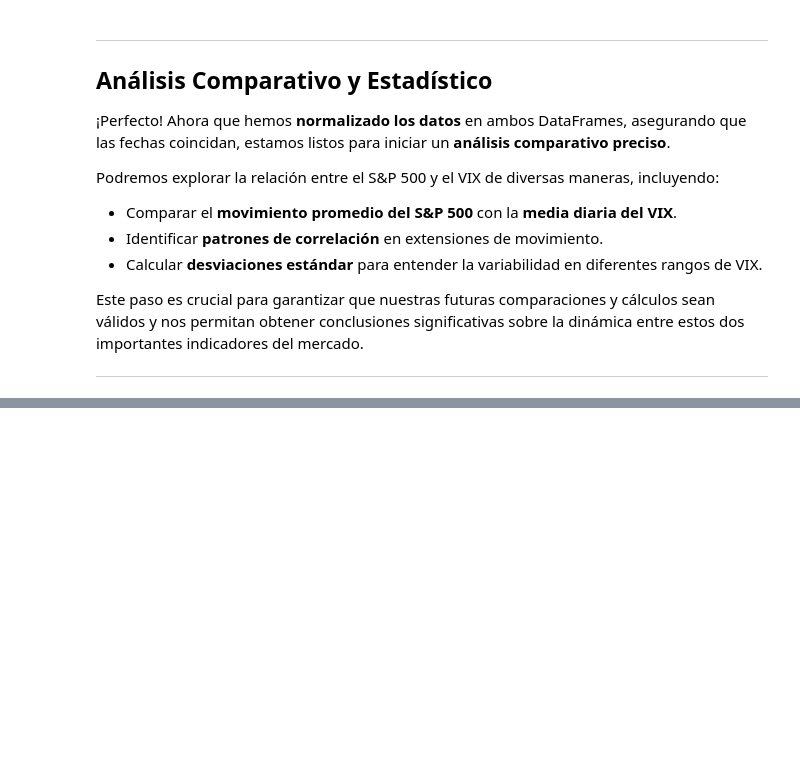
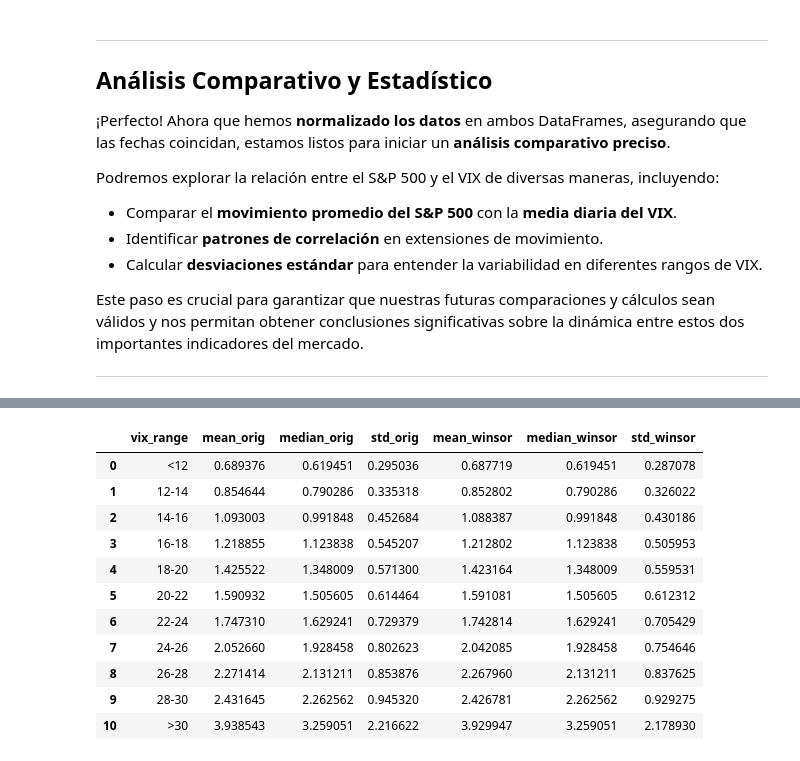
Before and after one commit to JuanTrader500/Trading_estadisticas, a Jupyter notebook: Relacion_ES_VIX.ipynb, the cells around one changed output, grey strips where cells are left out. Saved outputs shown, nothing was run; the diff lists cells and outputs as text; code cells hidden in the pictures; blank space fills up the shorter version.

```diff
--- a/Relacion_ES_VIX.ipynb
+++ b/Relacion_ES_VIX.ipynb
@@ -185,0 +346,6 @@ df
+# %%
+# Estadísticas descriptivas con la columna normalizada
+summary_stats_winsor = df.groupby('vix_range', observed=True)['sp_pct_move_winsor'] \
+                         .agg(['mean', 'median', 'std']).reset_index()
+
+summary_stats_winsor
@@ -185,0 +365,28 @@ df
+# %%
+# Renombrar columnas para claridad
+summary_stats = df.groupby('vix_range', observed=True)['sp_pct_move'] \
+                  .agg(['mean', 'median', 'std']).reset_index() \
+                  .rename(columns={'mean': 'mean_orig', 'median': 'median_orig', 'std': 'std_orig'})
+
+summary_stats_winsor = summary_stats_winsor.rename(columns={
+    'mean': 'mean_winsor',
+    'median': 'median_winsor',
+    'std': 'std_winsor'
+})
+
+# Unir ambos resultados para comparar
+comparison_stats = pd.merge(summary_stats, summary_stats_winsor, on='vix_range')
+comparison_stats
+# %% [output]
+|  | vix_range | mean_orig | median_orig | std_orig | mean_winsor | median_winsor | std_winsor |
+| 0 | <12 | 0.689376 | 0.619451 | 0.295036 | 0.687719 | 0.619451 | 0.287078 |
+| 1 | 12-14 | 0.854644 | 0.790286 | 0.335318 | 0.852802 | 0.790286 | 0.326022 |
+| 2 | 14-16 | 1.093003 | 0.991848 | 0.452684 | 1.088387 | 0.991848 | 0.430186 |
+| 3 | 16-18 | 1.218855 | 1.123838 | 0.545207 | 1.212802 | 1.123838 | 0.505953 |
+| 4 | 18-20 | 1.425522 | 1.348009 | 0.571300 | 1.423164 | 1.348009 | 0.559531 |
+| 5 | 20-22 | 1.590932 | 1.505605 | 0.614464 | 1.591081 | 1.505605 | 0.612312 |
+| 6 | 22-24 | 1.747310 | 1.629241 | 0.729379 | 1.742814 | 1.629241 | 0.705429 |
+| 7 | 24-26 | 2.052660 | 1.928458 | 0.802623 | 2.042085 | 1.928458 | 0.754646 |
+| 8 | 26-28 | 2.271414 | 2.131211 | 0.853876 | 2.267960 | 2.131211 | 0.837625 |
+| 9 | 28-30 | 2.431645 | 2.262562 | 0.945320 | 2.426781 | 2.262562 | 0.929275 |
+| 10 | >30 | 3.938543 | 3.259051 | 2.216622 | 3.929947 | 3.259051 | 2.178930 |
```
Also changed, not shown: parts of 11 cells of this notebook.
